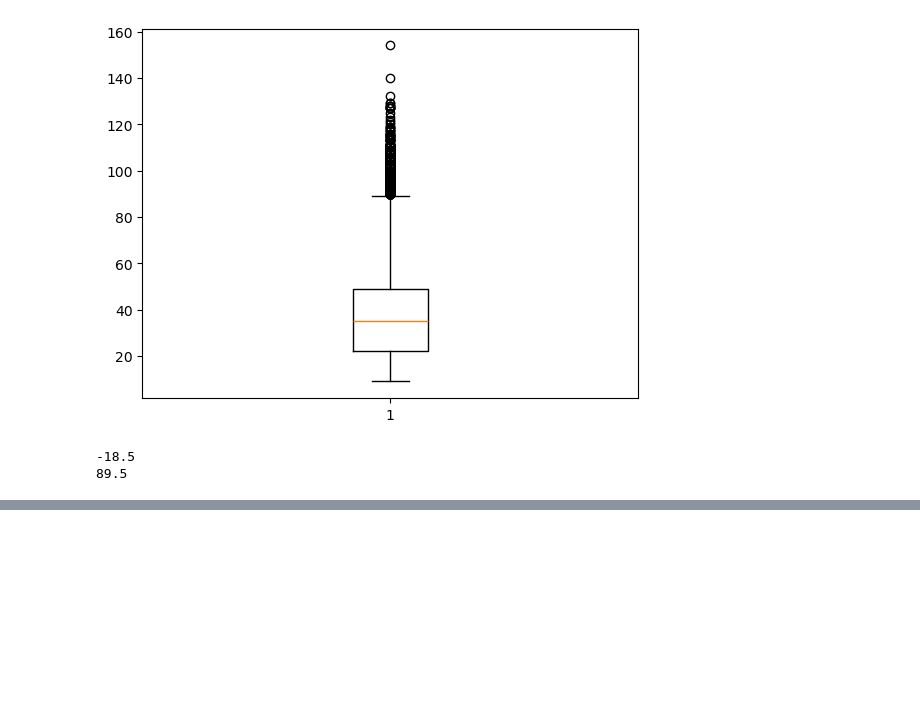
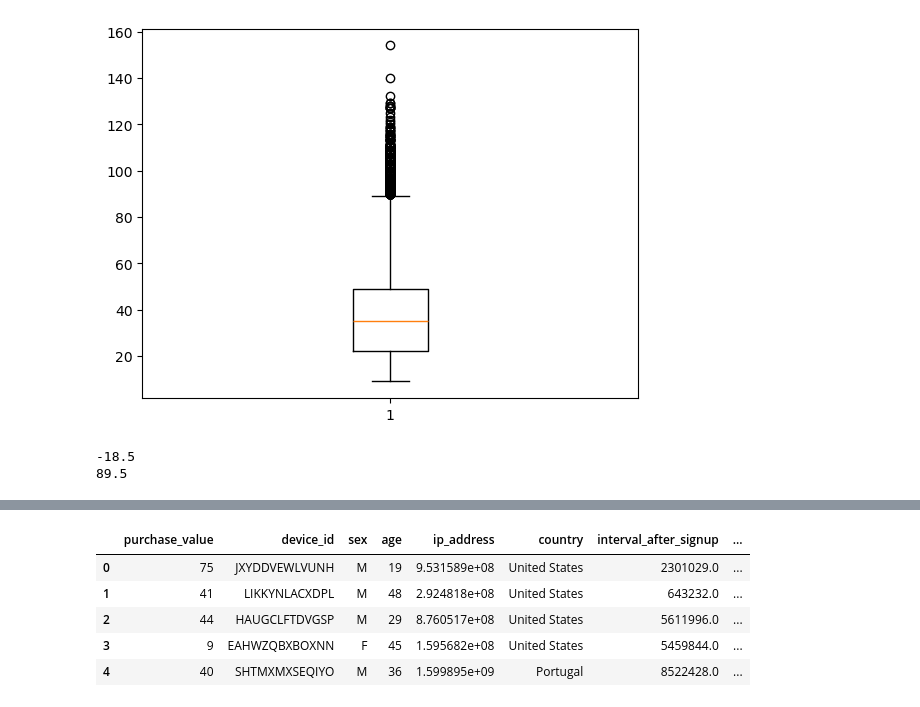
Before and after one commit to nicolegu/fraud_detection, a Jupyter notebook: Fraud_Detection.ipynb, the cells around one changed output, grey strips where cells are left out. Drawn from its saved outputs; the diff is of its cells as text; code cells hidden in the pictures; blank space fills up the shorter version.

```diff
--- a/Fraud_Detection.ipynb
+++ b/Fraud_Detection.ipynb
@@ -193 +237,26 @@ X_train.head()
+# %%
+# Transform categorical variables
+
+from sklearn.preprocessing import OneHotEncoder
+
+def OneHotEncoding(df, enc, categories):
+    # Covert sparse matrix to ndarray
+    transformed = pd.DataFrame(enc.transform(df[categories]).toarray(), columns=enc.get_feature_names_out(categories))
+    return pd.concat([df.reset_index(drop=True), transformed], axis=1).drop(categories, axis=1)
+
+categories = ['source', 'browser']
+enc_ohe = OneHotEncoder()
+enc_ohe.fit(X_train[categories])
+
+X_train = OneHotEncoding(X_train, enc_ohe, categories)
+X_test = OneHotEncoding(X_test, enc_ohe, categories)
+# %%
+X_train.head()
+# %% [output]
+|  | purchase_value | device_id | sex | age | ip_address | country | interval_after_signup | ... |
+| 0 | 75 | JXYDDVEWLVUNH | M | 19 | 9.531589e+08 | United States | 2301029.0 | ... |
+| 1 | 41 | LIKKYNLACXDPL | M | 48 | 2.924818e+08 | United States | 643232.0 | ... |
+| 2 | 44 | HAUGCLFTDVGSP | M | 29 | 8.760517e+08 | United States | 5611996.0 | ... |
+| 3 | 9 | EAHWZQBXBOXNN | F | 45 | 1.595682e+08 | United States | 5459844.0 | ... |
+| 4 | 40 | SHTMXMXSEQIYO | M | 36 | 1.599895e+09 | Portugal | 8522428.0 | ... |
 # %%
```
Also changed, not shown: parts of 20 cells of this notebook.
